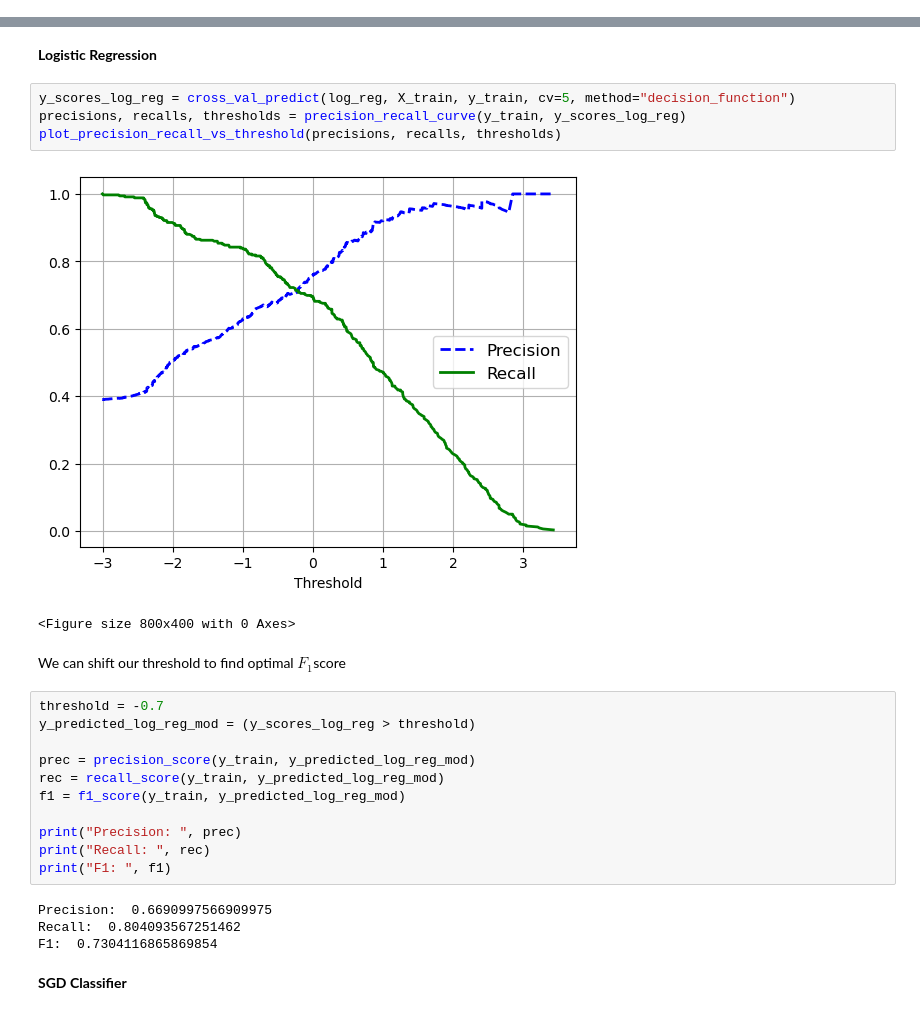
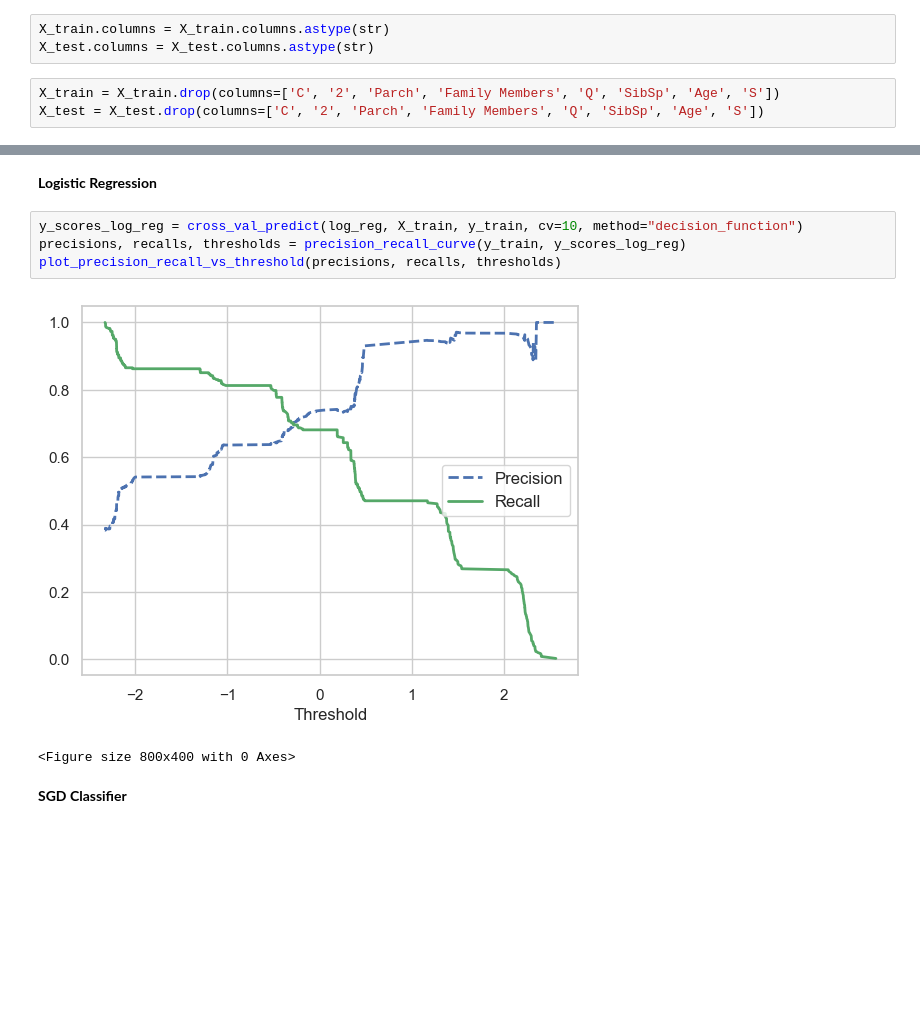
Before and after one commit to AdamixD/Titanic_ML_Problem, a Jupyter notebook: Titanic.ipynb, the cells around one changed output, grey strips where cells are left out. Drawn from its saved outputs; the diff is of its cells as text; blank space fills up the shorter version.

Commit message:
Add: - changes in data preparation - new descriptions - new plots

```diff
--- a/Titanic.ipynb
+++ b/Titanic.ipynb
@@ -259,0 +238,6 @@ As we can see, we got two new features.
+# %%
+X_train.columns = X_train.columns.astype(str)
+X_test.columns = X_test.columns.astype(str)
+# %%
+X_train = X_train.drop(columns=['C', '2', 'Parch', 'Family Members', 'Q', 'SibSp', 'Age', 'S'])
+X_test = X_test.drop(columns=['C', '2', 'Parch', 'Family Members', 'Q', 'SibSp', 'Age', 'S'])
@@ -414,29 +382,12 @@ from sklearn.metrics import precision_recall_curve
 # %% [markdown]
 <b>Logistic Regression</b>
 # %%
-y_scores_log_reg = cross_val_predict(log_reg, X_train, y_train, cv=5, method="decision_function")
+y_scores_log_reg = cross_val_predict(log_reg, X_train, y_train, cv=10, method="decision_function")
 precisions, recalls, thresholds = precision_recall_curve(y_train, y_scores_log_reg)
 plot_precision_recall_vs_threshold(precisions, recalls, thresholds)
 # %% [output]
-[figure, old version]
+[figure, new version]
 <Figure size 800x400 with 0 Axes>
-# %% [markdown]
-We can shift our threshold to find optimal ${F_1}$score
-# %%
-threshold = -0.7
-y_predicted_log_reg_mod = (y_scores_log_reg > threshold)
-
-prec = precision_score(y_train, y_predicted_log_reg_mod)
-rec = recall_score(y_train, y_predicted_log_reg_mod)
-f1 = f1_score(y_train, y_predicted_log_reg_mod)
-
-print("Precision: ", prec)
-print("Recall: ", rec)
-print("F1: ", f1)
-# %% [output]
-Precision:  0.6690997566909975
-Recall:  0.804093567251462
-F1:  0.7304116865869854
 # %% [markdown]
 <b>SGD Classifier</b>
 # %%
```
Also changed, not shown: parts of 106 cells of this notebook, 1 other file.
